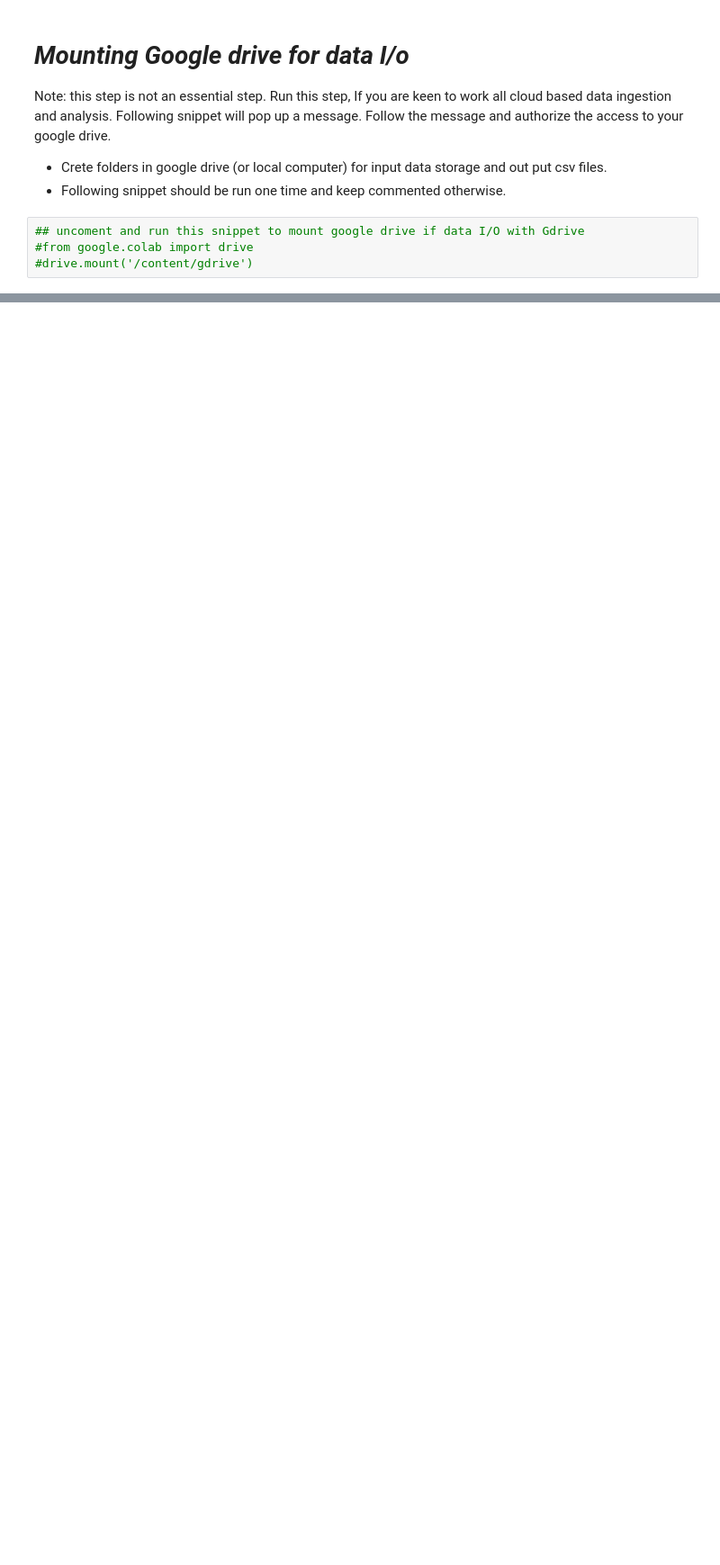
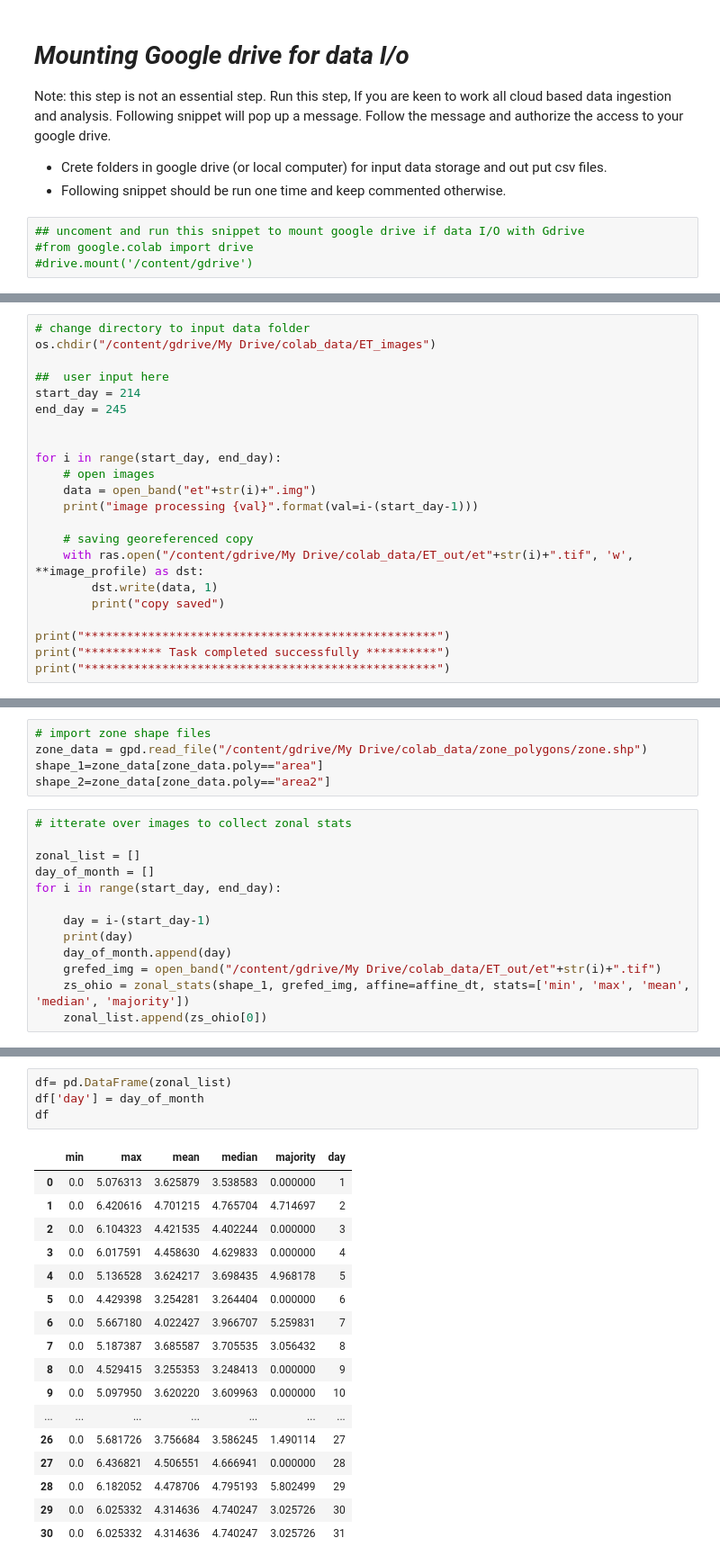
Before and after one commit to A-Marambe/Raster_tools, a Jupyter notebook: Zonal_Stat_RasterAnalysis.ipynb, the cells around one changed output, grey strips where cells are left out. Shown at 90% size. Drawn from its saved outputs; the diff is of its cells as text; blank space fills up the shorter version.

```diff
--- a/Zonal_Stat_RasterAnalysis.ipynb
+++ b/Zonal_Stat_RasterAnalysis.ipynb
@@ -68,0 +84,22 @@ ref_transform, ref_crs
+# %%
+# change directory to input data folder
+os.chdir("/content/gdrive/My Drive/colab_data/ET_images")
+
+##  user input here
+start_day = 214
+end_day = 245
+
+
+for i in range(start_day, end_day):
+    # open images
+    data = open_band("et"+str(i)+".img")
+    print("image processing {val}".format(val=i-(start_day-1)))
+
+    # saving georeferenced copy
+    with ras.open("/content/gdrive/My Drive/colab_data/ET_out/et"+str(i)+".tif", 'w', **image_profile) as dst:
+        dst.write(data, 1)
+        print("copy saved")
+
+print("**************************************************")
+print("*********** Task completed successfully **********")
+print("**************************************************")
@@ -68,0 +124,18 @@ ref_transform, ref_crs
+# %%
+# import zone shape files
+zone_data = gpd.read_file("/content/gdrive/My Drive/colab_data/zone_polygons/zone.shp")
+shape_1=zone_data[zone_data.poly=="area"]
+shape_2=zone_data[zone_data.poly=="area2"]
+# %%
+# itterate over images to collect zonal stats
+
+zonal_list = []
+day_of_month = []
+for i in range(start_day, end_day):
+
+    day = i-(start_day-1)
+    print(day)
+    day_of_month.append(day)
+    grefed_img = open_band("/content/gdrive/My Drive/colab_data/ET_out/et"+str(i)+".tif")
+    zs_ohio = zonal_stats(shape_1, grefed_img, affine=affine_dt, stats=['min', 'max', 'mean', 'median', 'majority'])
+    zonal_list.append(zs_ohio[0])
@@ -68,0 +161,22 @@ ref_transform, ref_crs
+# %%
+df= pd.DataFrame(zonal_list)
+df['day'] = day_of_month
+df
+# %% [output]
+|  | min | max | mean | median | majority | day |
+| 0 | 0.0 | 5.076313 | 3.625879 | 3.538583 | 0.000000 | 1 |
+| 1 | 0.0 | 6.420616 | 4.701215 | 4.765704 | 4.714697 | 2 |
+| 2 | 0.0 | 6.104323 | 4.421535 | 4.402244 | 0.000000 | 3 |
+| 3 | 0.0 | 6.017591 | 4.458630 | 4.629833 | 0.000000 | 4 |
+| 4 | 0.0 | 5.136528 | 3.624217 | 3.698435 | 4.968178 | 5 |
+| 5 | 0.0 | 4.429398 | 3.254281 | 3.264404 | 0.000000 | 6 |
+| 6 | 0.0 | 5.667180 | 4.022427 | 3.966707 | 5.259831 | 7 |
+| 7 | 0.0 | 5.187387 | 3.685587 | 3.705535 | 3.056432 | 8 |
+| 8 | 0.0 | 4.529415 | 3.255353 | 3.248413 | 0.000000 | 9 |
+| 9 | 0.0 | 5.097950 | 3.620220 | 3.609963 | 0.000000 | 10 |
+| ... | ... | ... | ... | ... | ... | ... |
+| 26 | 0.0 | 5.681726 | 3.756684 | 3.586245 | 1.490114 | 27 |
+| 27 | 0.0 | 6.436821 | 4.506551 | 4.666941 | 0.000000 | 28 |
+| 28 | 0.0 | 6.182052 | 4.478706 | 4.795193 | 5.802499 | 29 |
+| 29 | 0.0 | 6.025332 | 4.314636 | 4.740247 | 3.025726 | 30 |
+| 30 | 0.0 | 6.025332 | 4.314636 | 4.740247 | 3.025726 | 31 |
```
Also changed, not shown: parts of 15 cells of this notebook.
